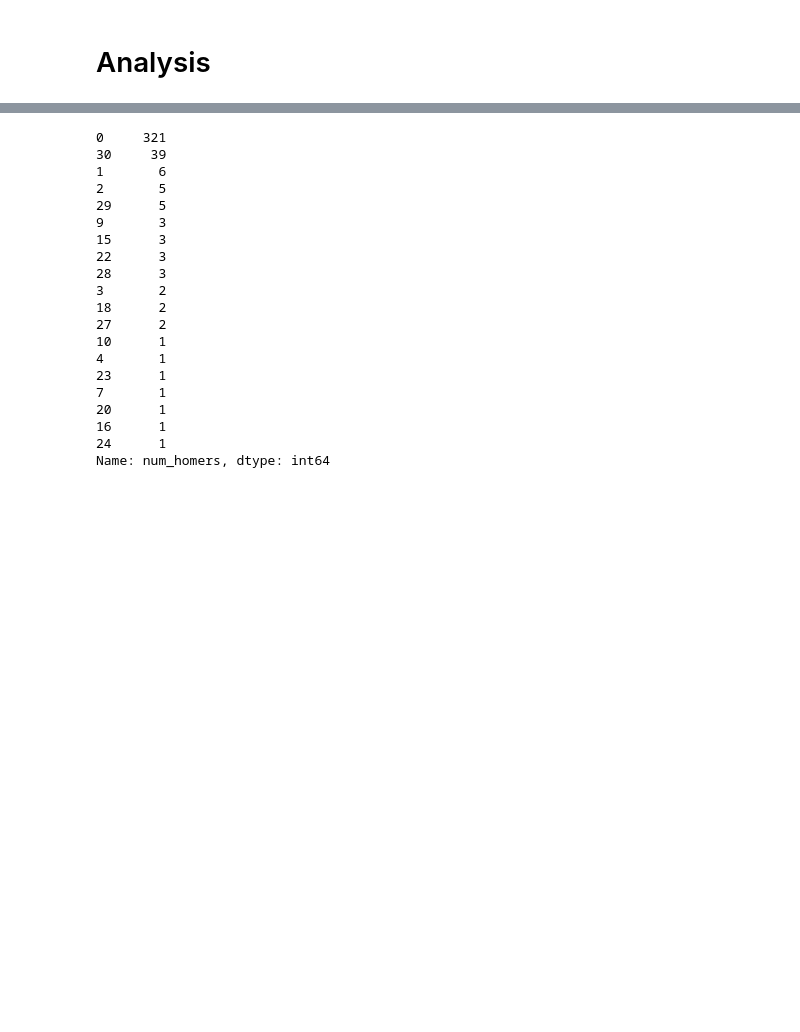
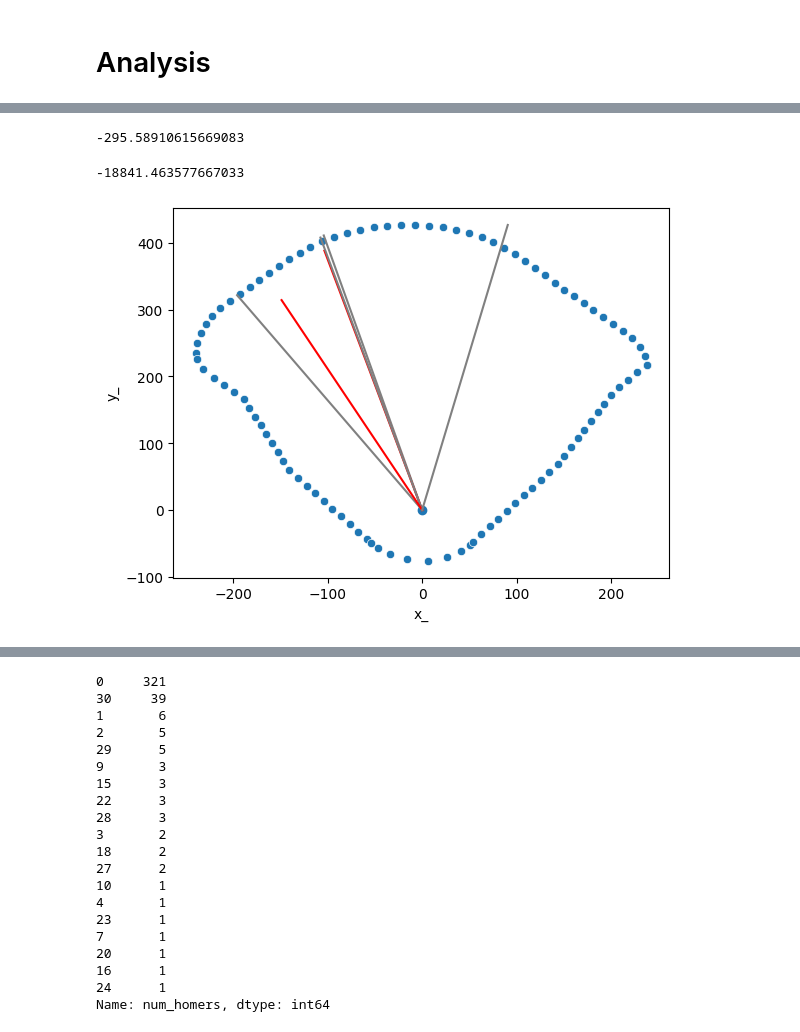
Before and after one commit to noahschwarzkopf/YouTube-Code, a Jupyter notebook: main.ipynb, the cells around one changed output, grey strips where cells are left out. Cells and saved outputs as stored; diff of their text form; code cells hidden in the pictures; blank space fills up the shorter version.

```diff
--- a/main.ipynb
+++ b/main.ipynb
@@ -123,3 +125,7 @@ def is_home_run(launch_speed_fts, launch_angle_rads, plate_z, hit_distance_sc, s
     if height_at_wall > fence_height:
         return 1
     return 0
+# %%
+hits_data = pd.read_csv('hits_output.csv')
+# %%
+aj =  hits_data.query('batter_name == "Judge, Aaron" and year == 2022')
@@ -150,3 +198,24 @@ hits_data['class'] = hits_data[['events','is_homer']].apply(lambda x: classifier
+# %%
+launch_speed_x**2 + 2*acceleration_x*wall_distance
+# %% [output]
+-295.58910615669083
+# %%
+2*acceleration_x*wall_distance
+# %% [output]
+-18841.463577667033
+# %%
+new_dims = pd.read_csv('data/mlb_stadia_paths.csv')
+# %%
+sns.scatterplot(helpers.mlbam_xy_transformation(data=new_dims, x='x',y='y').query('team == "yankees" and segment == "outfield_outer"'), x='x_', y='y_')
+plt.plot(0,0,marker='o')
+temp = aj[aj['class'].str.contains('False')]
+for x, y, hr in zip(temp['hc_x_'], temp['hc_y_'],temp['is_homer']):
+    if hr == 0:
+        plt.plot([0,x],[0,y],'grey')
+    else:
+        plt.plot([0,x],[0,y],'red')
+# %% [output]
+[figure, added]
 # %%
 hits_data['height_diff'] = np.abs(hits_data['fence_height'] - hits_data['height_at_fence'])
 # %%
```
Also changed, not shown: parts of 14 cells of this notebook, 13 other files.
